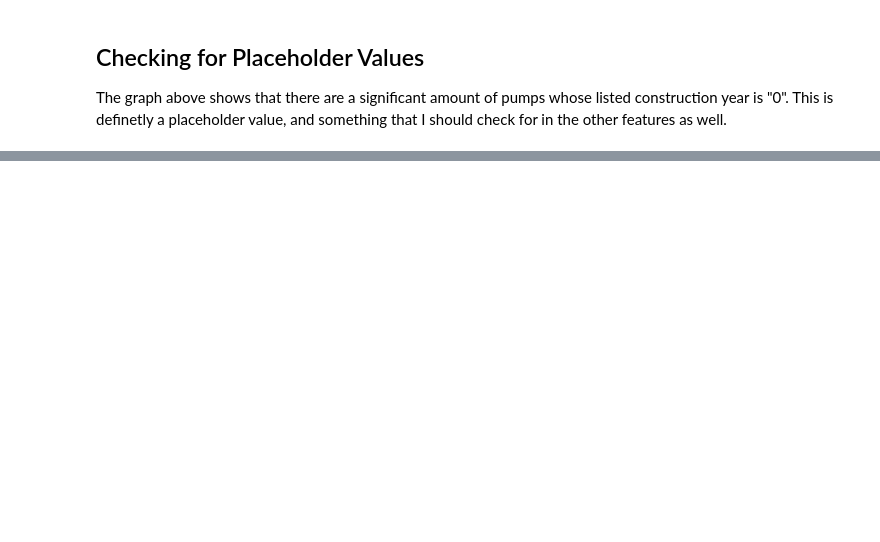
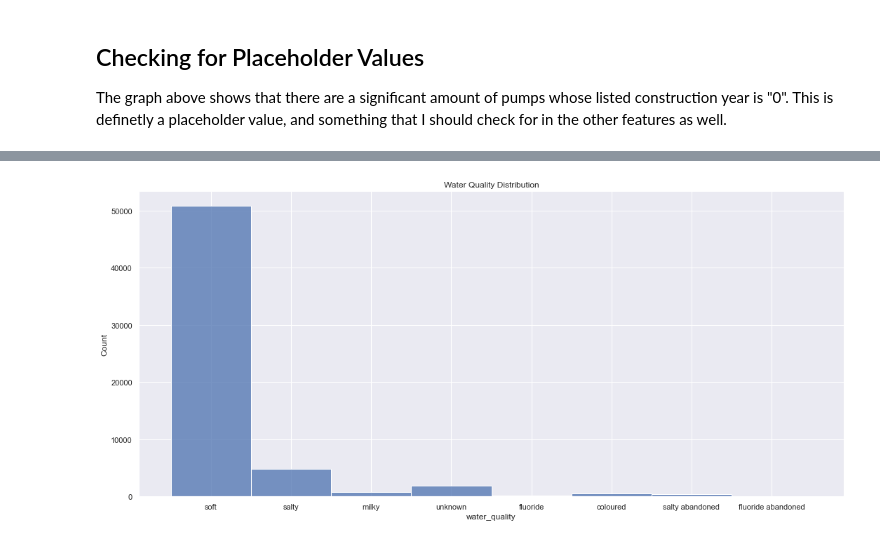
Before and after one commit to austint1121/WaterPumpPrediction, a Jupyter notebook: EDA.ipynb, the cells around one changed output, grey strips where cells are left out. Drawn from its saved outputs; the diff is of its cells as text; code cells hidden in the pictures; blank space fills up the shorter version.

Commit message:
Added section exploring distributions of important features

```diff
--- a/EDA.ipynb
+++ b/EDA.ipynb
@@ -104,0 +172,7 @@ The graph above shows that there are a significant amount of pumps whose listed
+# %%
+# The "Unknown" category is essentially a NaN value, but it won't need to be modified.
+fig, ax = plt.subplots(figsize = (18, 8))
+water_qual_hist = sns.histplot(X_train['water_quality'], ax=ax)
+water_qual_hist.set(title='Water Quality Distribution');
+# %% [output]
+[figure, added]
```
Also changed, not shown: parts of 13 cells of this notebook.
